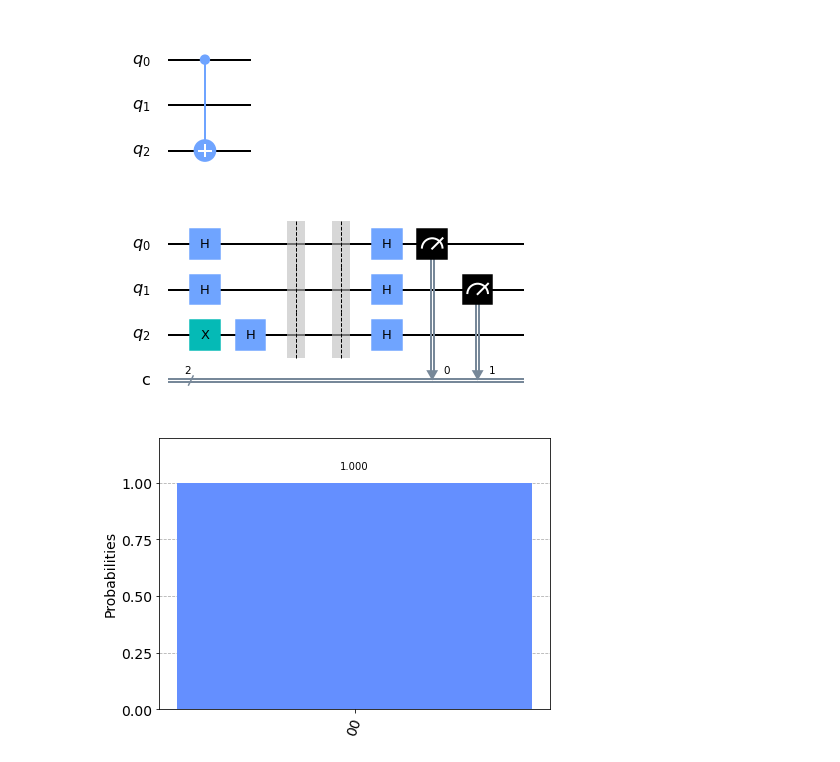
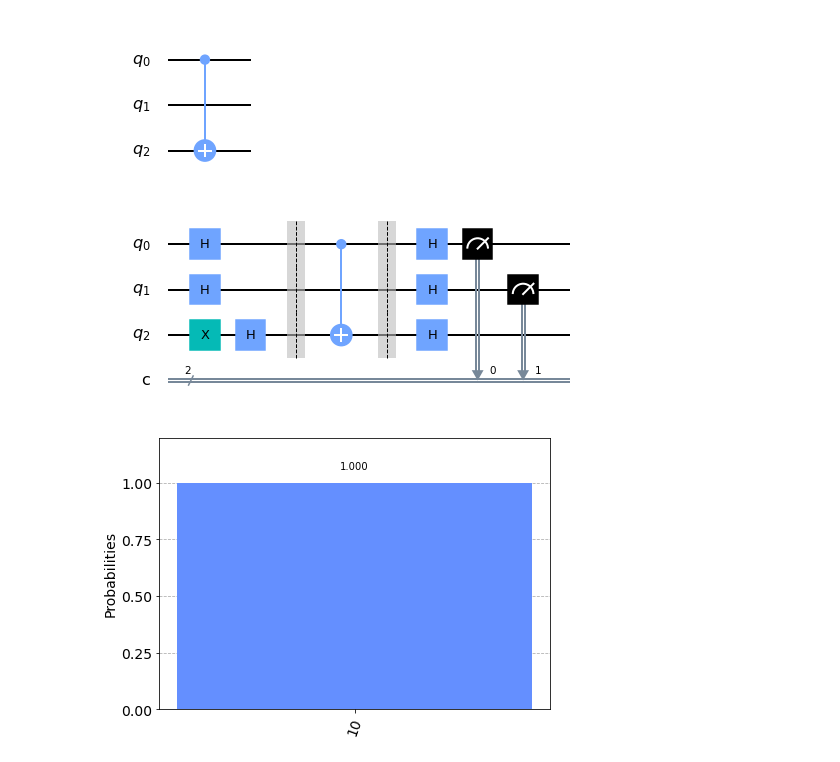
Before and after one commit to gitkarma/quantum-computing-course, a Jupyter notebook: notebooks/algorithms.ipynb, the cells around one changed output. Drawn from its saved outputs; the diff is of its cells as text; code cells hidden in the pictures.

```diff
--- a/notebooks/algorithms.ipynb
+++ b/notebooks/algorithms.ipynb
@@ -151,20 +153,20 @@ fb_oracle.draw(output='mpl')
 # %%
 qc_dj = QuantumCircuit(3,2) # (num_qubits, num_bits)
 # last qubit in state |1>
 qc_dj.x(2)
 # Hadamard everything before
 qc_dj.h(range(3))
 qc_dj.barrier()
 # Extend the citcuit with the oracle here
-qc_dj.extend(fc_oracle)
+qc_dj.extend(fb_oracle)
 qc_dj.barrier()
 # Hadamard everything after
 qc_dj.h(range(3))
 # Measure all but the last qubit
-qc_dj.measure([0,1],[0,1])
+qc_dj.measure([0,1],[0,1]) # ([list of qubits], [list of bits])
 qc_dj.draw(output='mpl')
 # %% [output]
-[figure, old version]
+[figure, new version]
 # %%
 job_dj = execute(qc_dj.reverse_bits(), backend=QasmSimulator(), shots=1024)
 plot_histogram(job_dj.result().get_counts())
```
Also changed, not shown: parts of 3 cells of this notebook, 2 other files.
